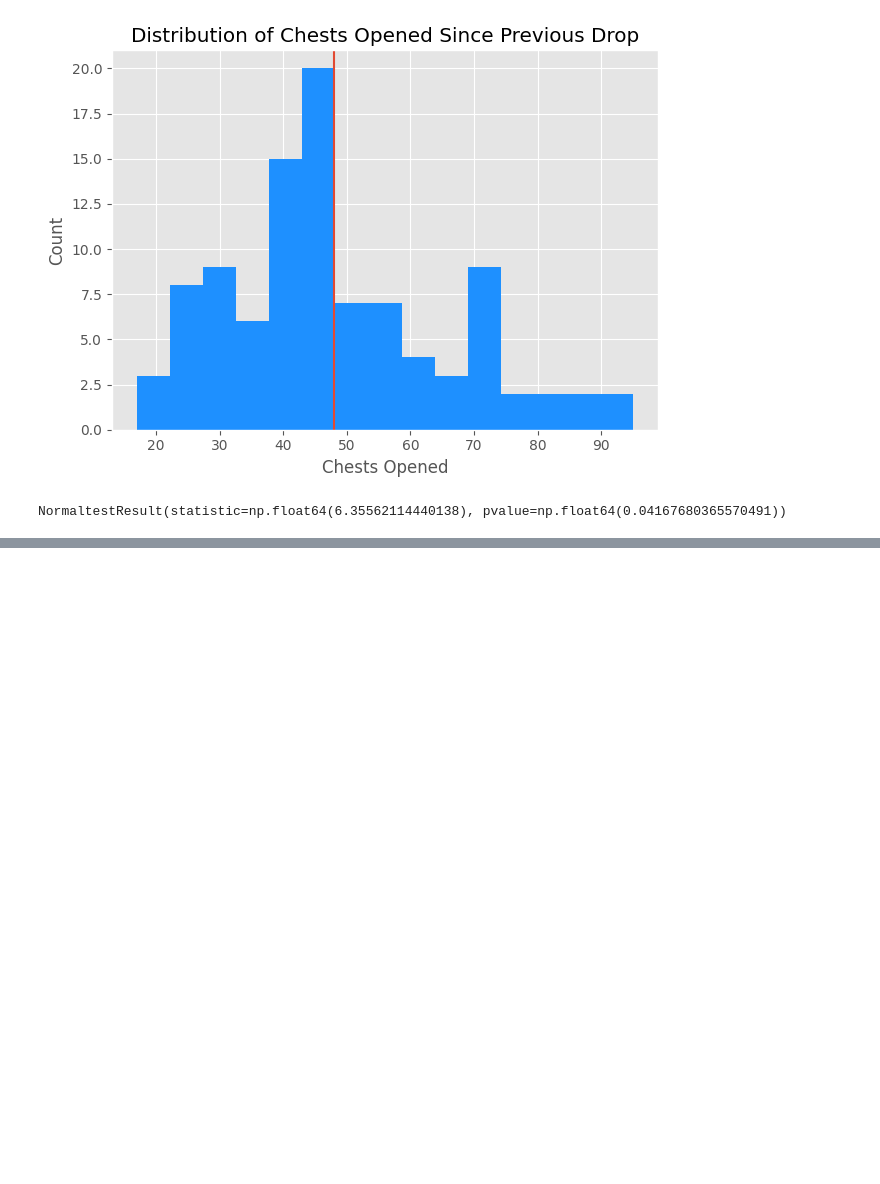
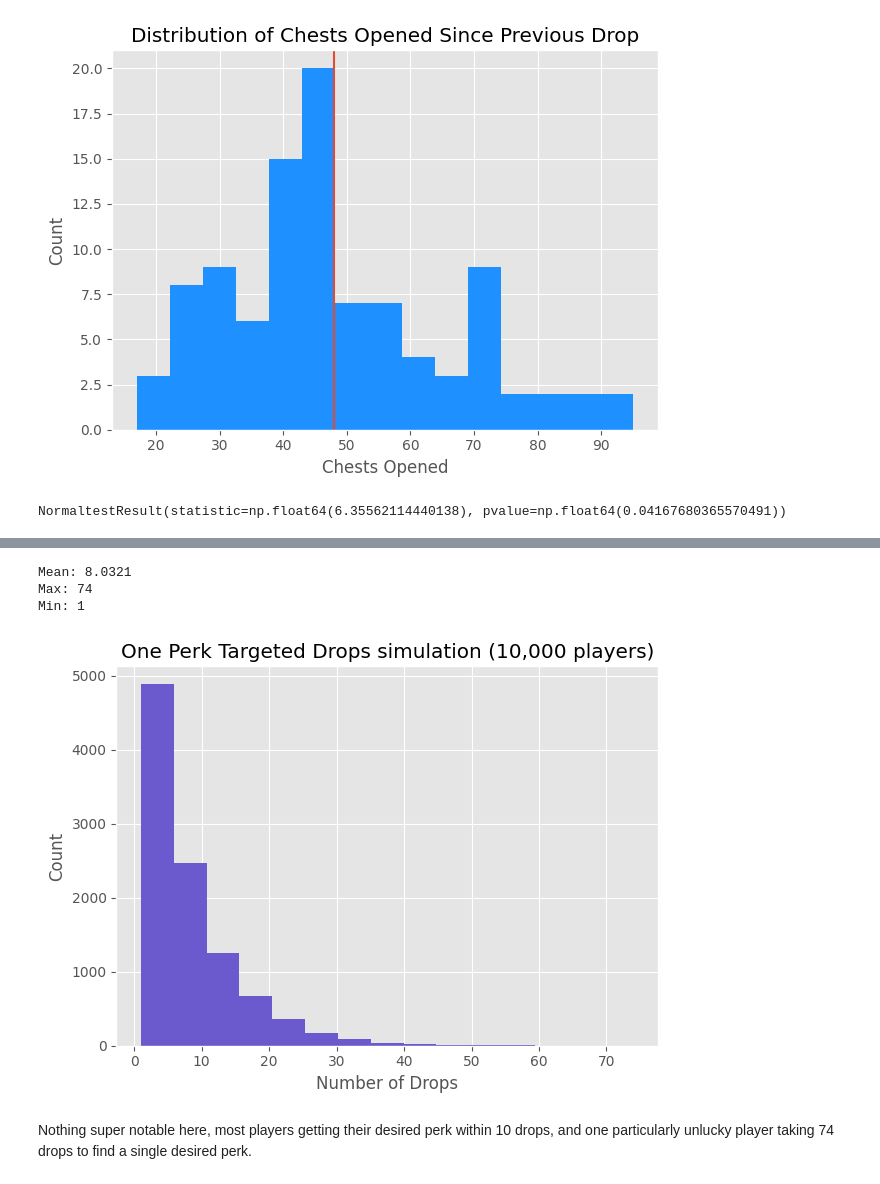
Before and after one commit to finnleyautumn/exotic_class_item_farm, a Jupyter notebook: d2_exotic_farm.ipynb, the cells around one changed output, grey strips where cells are left out. Drawn from its saved outputs; the diff is of its cells as text; code cells hidden in the pictures; blank space fills up the shorter version.

```diff
--- a/d2_exotic_farm.ipynb
+++ b/d2_exotic_farm.ipynb
@@ -598,0 +546,25 @@ np.float64(39.496835316262995)
+# %%
+geom_sim_perk = list(np.random.geometric(1/8, 10000))
+
+print(f"Mean: {np.mean(geom_sim_perk)}")
+print(f"Max: {max(geom_sim_perk)}")
+print(f"Min: {min(geom_sim_perk)}")
+# %% [output]
+Mean: 8.0321
+Max: 74
+Min: 1
+# %%
+fig,ax=plt.subplots(1,1,tight_layout=True)
+
+ax.hist(geom_sim_perk, bins = 15, color='slateblue')
+
+ax.set_title("One Perk Targeted Drops simulation (10,000 players)")
+ax.set_ylabel("Count")
+ax.set_xlabel("Number of Drops")
+
+plt.savefig("outputs/targeted_sim_10000_one_perk.png")
+plt.show()
+# %% [output]
+[figure, added]
+# %% [markdown]
+Nothing super notable here, most players getting their desired perk within 10 drops, and one particularly unlucky player taking 74 drops to find a single desired perk.
```
Also changed, not shown: parts of 54 cells of this notebook, 4 other files.
